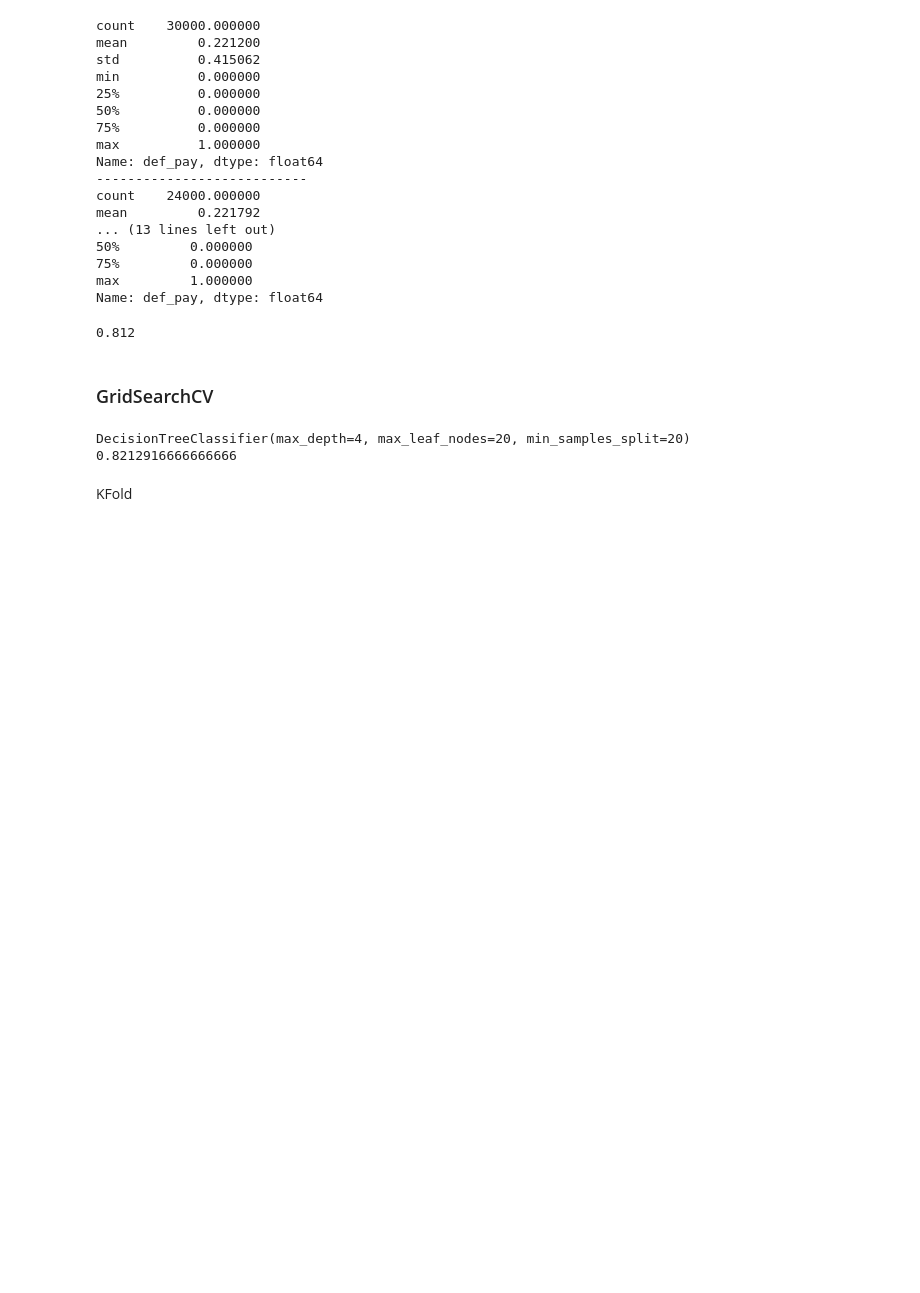
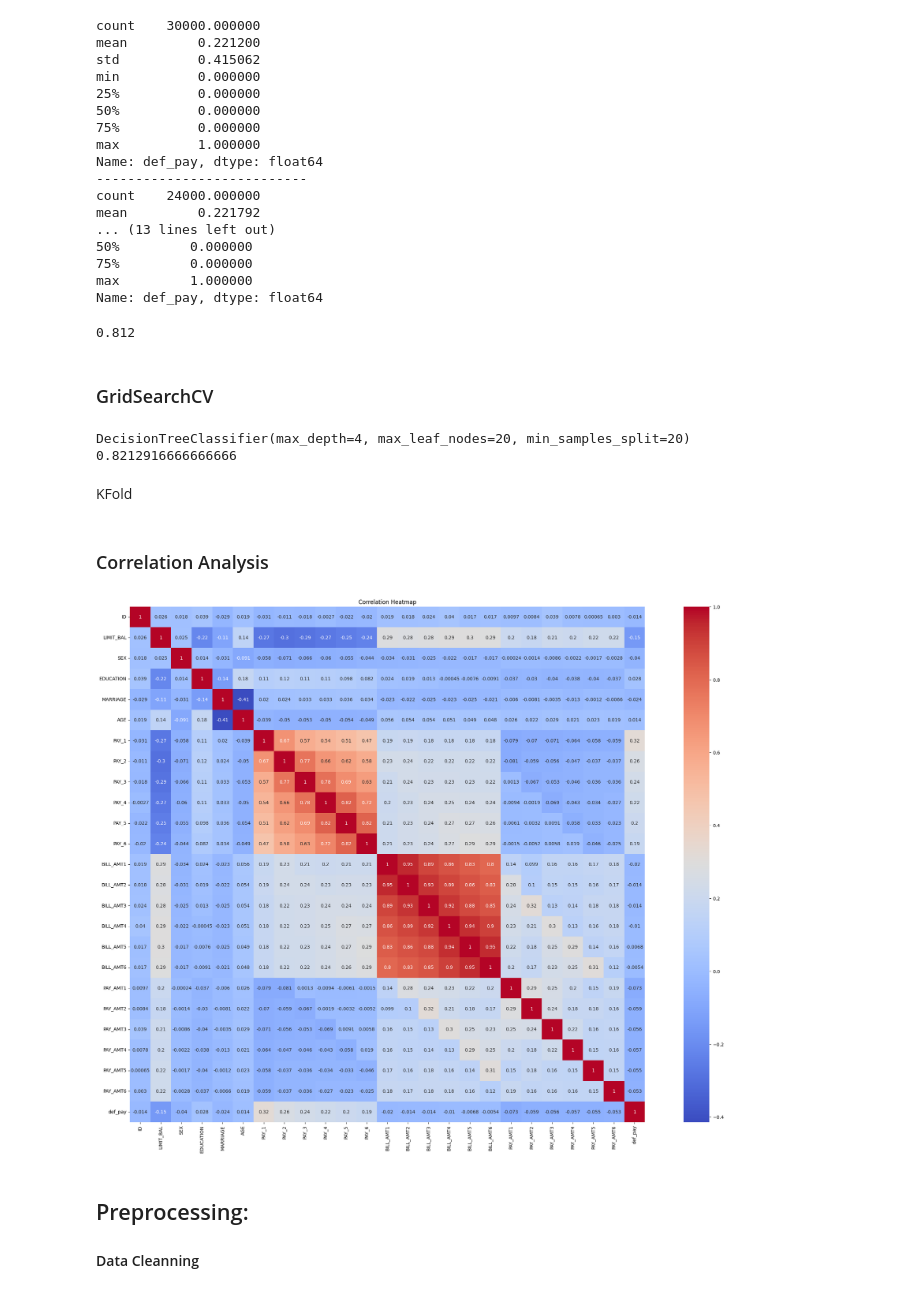
Before and after one commit to tproma/Credit-Card-Default-Prediction, a Jupyter notebook: notebook/EDA.ipynb, the cells around one changed output. Cells and saved outputs as stored; diff of their text form; code cells hidden in the pictures; blank space fills up the shorter version.

```diff
--- a/notebook/EDA.ipynb
+++ b/notebook/EDA.ipynb
@@ -209,3 +209,16 @@ performance = pd.DataFrame({'Score':scr,'Fold':fold})
 # let's see what we have with ggplot
 #g = ggplot(performance,aes(x='Fold',y='Score')) + geom_point() + geom_line()
 #print(g)
+# %% [markdown]
+### Correlation Analysis
+# %%
+corr = np.corrcoef(df, rowvar=False)
+plt.subplots(figsize=(30,20))
+sns.heatmap(corr, annot=True, cmap="coolwarm", square=True, xticklabels=df.columns, yticklabels=df.columns)
+plt.title("Correlation Heatmap")
+plt.show()
+# %% [output]
+[figure, added]
+# %% [markdown]
+## Preprocessing:
+#### Data Cleanning
```
Also changed, not shown: parts of 2 cells of this notebook.
